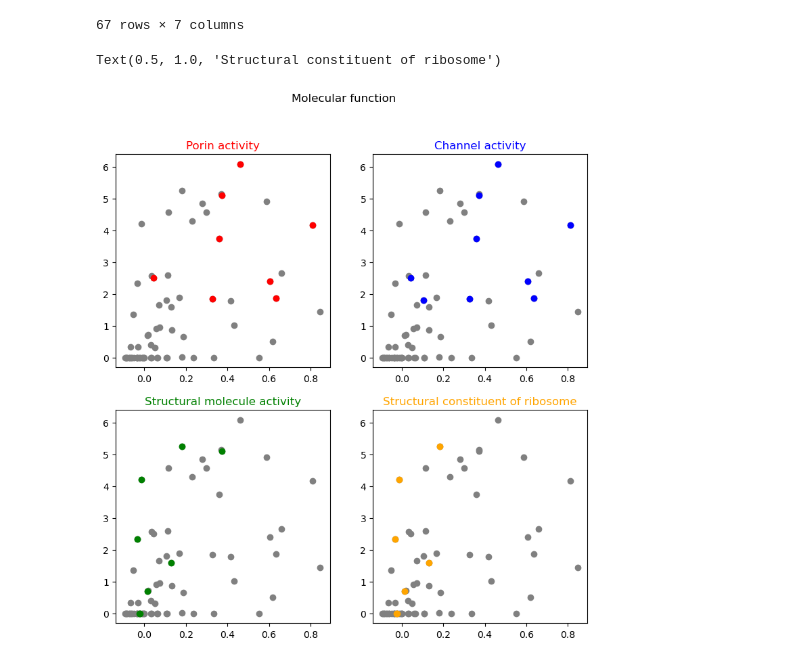
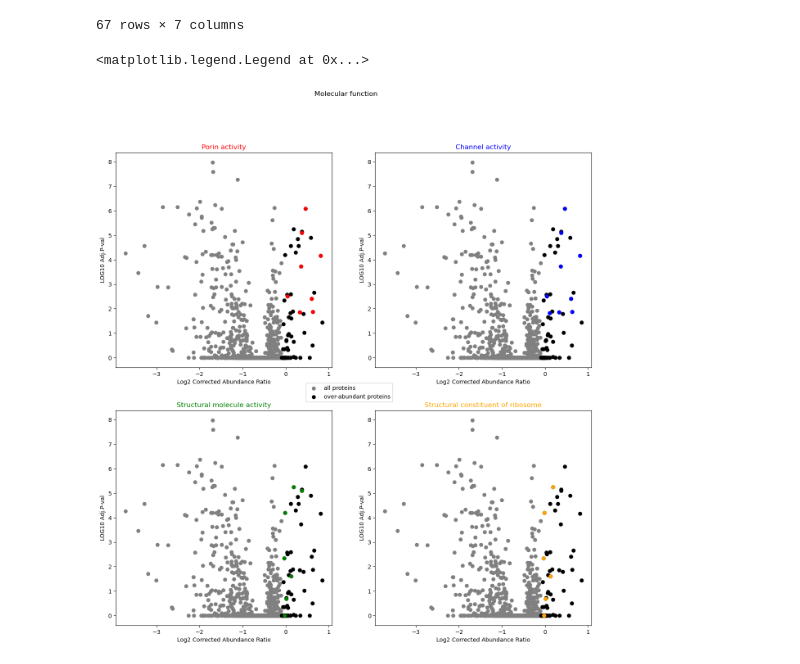
Before and after one commit to ecalfapietra/VDB_jupyter, a Jupyter notebook: exercices/TP2.ipynb, the cells around one changed output. Cells and saved outputs as stored; diff of their text form; code cells hidden in the pictures.

```diff
--- a/exercices/TP2.ipynb
+++ b/exercices/TP2.ipynb
@@ -361,32 +361,46 @@ df_alpha
 | 2022 | P0AB40 | Multiple stress resistance protei... | bhsA | 1.798039 | 0.846424 | 0.035928 | ... |
 67 rows × 7 columns
 # %%
-fig3, ((f3_ax1, f3_ax2), (f3_ax3, f3_ax4) ) = plt.subplots(figsize=(9,9), ncols=2, nrows=2)
+fig3, ((f3_ax1, f3_ax2), (f3_ax3, f3_ax4) ) = plt.subplots(figsize=(15,15), ncols=2, nrows=2)
 fig3.suptitle('Molecular function')
 
 go1 = go_scores_mol[0][3]
 ax1_points=df_alpha[df_alpha['Accession'].isin(go1)]
-f3_ax1.scatter(df_alpha['Log2 Corrected Abundance Ratio'],df_alpha["LOG10 Adj.P-val"], c='grey')
+f3_ax1.scatter(df['Log2 Corrected Abundance Ratio'],df["LOG10 Adj.P-val"], c='grey')
+f3_ax1.scatter(df_alpha['Log2 Corrected Abundance Ratio'],df_alpha["LOG10 Adj.P-val"], c='black')
 f3_ax1.scatter(ax1_points["Log2 Corrected Abundance Ratio"], ax1_points["LOG10 Adj.P-val"],c='red')
 f3_ax1.set_title(label="Porin activity", c='red')
+f3_ax1.set_xlabel('Log2 Corrected Abundance Ratio')
+f3_ax1.set_ylabel('LOG10 Adj.P-val')
 
 go2 = go_scores_mol[1][3]
 ax2_points=df_alpha[df_alpha['Accession'].isin(go2)]
-f3_ax2.scatter(df_alpha['Log2 Corrected Abundance Ratio'],df_alpha["LOG10 Adj.P-val"], c='grey')
+f3_ax2.scatter(df['Log2 Corrected Abundance Ratio'],df["LOG10 Adj.P-val"], c='grey')
+f3_ax2.scatter(df_alpha['Log2 Corrected Abundance Ratio'],df_alpha["LOG10 Adj.P-val"], c='black')
 f3_ax2.scatter(ax2_points["Log2 Corrected Abundance Ratio"], ax2_points["LOG10 Adj.P-val"],c='blue')
 f3_ax2.set_title(label="Channel activity", c='blue')
+f3_ax2.set_xlabel('Log2 Corrected Abundance Ratio')
+f3_ax2.set_ylabel('LOG10 Adj.P-val')
 
 go3 = go_scores_mol[2][3]
 ax3_points=df_alpha[df_alpha['Accession'].isin(go3)]
-f3_ax3.scatter(df_alpha['Log2 Corrected Abundance Ratio'],df_alpha["LOG10 Adj.P-val"], c='grey')
+f3_ax3.scatter(df['Log2 Corrected Abundance Ratio'],df["LOG10 Adj.P-val"], c='grey')
+f3_ax3.scatter(df_alpha['Log2 Corrected Abundance Ratio'],df_alpha["LOG10 Adj.P-val"], c='black')
 f3_ax3.scatter(ax3_points["Log2 Corrected Abundance Ratio"], ax3_points["LOG10 Adj.P-val"],c='green')
 f3_ax3.set_title(label="Structural molecule activity", c='green')
+f3_ax3.set_xlabel('Log2 Corrected Abundance Ratio')
+f3_ax3.set_ylabel('LOG10 Adj.P-val')
 
 go4 = go_scores_mol[3][3]
 ax4_points=df_alpha[df_alpha['Accession'].isin(go4)]
-f3_ax4.scatter(df_alpha['Log2 Corrected Abundance Ratio'],df_alpha["LOG10 Adj.P-val"], c='grey')
+f3_ax4.scatter(df['Log2 Corrected Abundance Ratio'],df["LOG10 Adj.P-val"], c='grey')
+f3_ax4.scatter(df_alpha['Log2 Corrected Abundance Ratio'],df_alpha["LOG10 Adj.P-val"], c='black')
 f3_ax4.scatter(ax4_points["Log2 Corrected Abundance Ratio"], ax4_points["LOG10 Adj.P-val"],c='orange')
 f3_ax4.set_title(label="Structural constituent of ribosome", c='orange')
+f3_ax4.set_xlabel('Log2 Corrected Abundance Ratio')
+f3_ax4.set_ylabel('LOG10 Adj.P-val')
+
+fig3.legend(["all proteins", "over-abundant proteins"], loc =(0.42,0.4375))
 # %% [output]
-Text(0.5, 1.0, 'Structural constituent of ribosome')
+<matplotlib.legend.Legend at 0x...>
-[figure, old version]
+[figure, new version]
```
